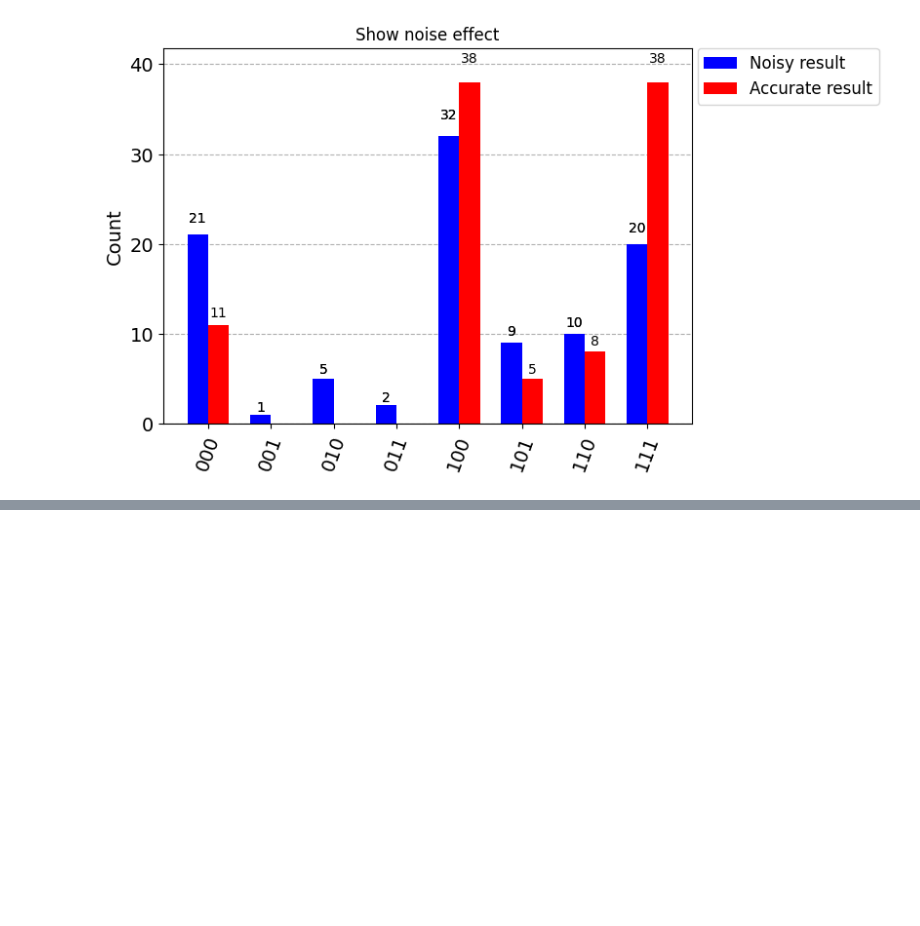
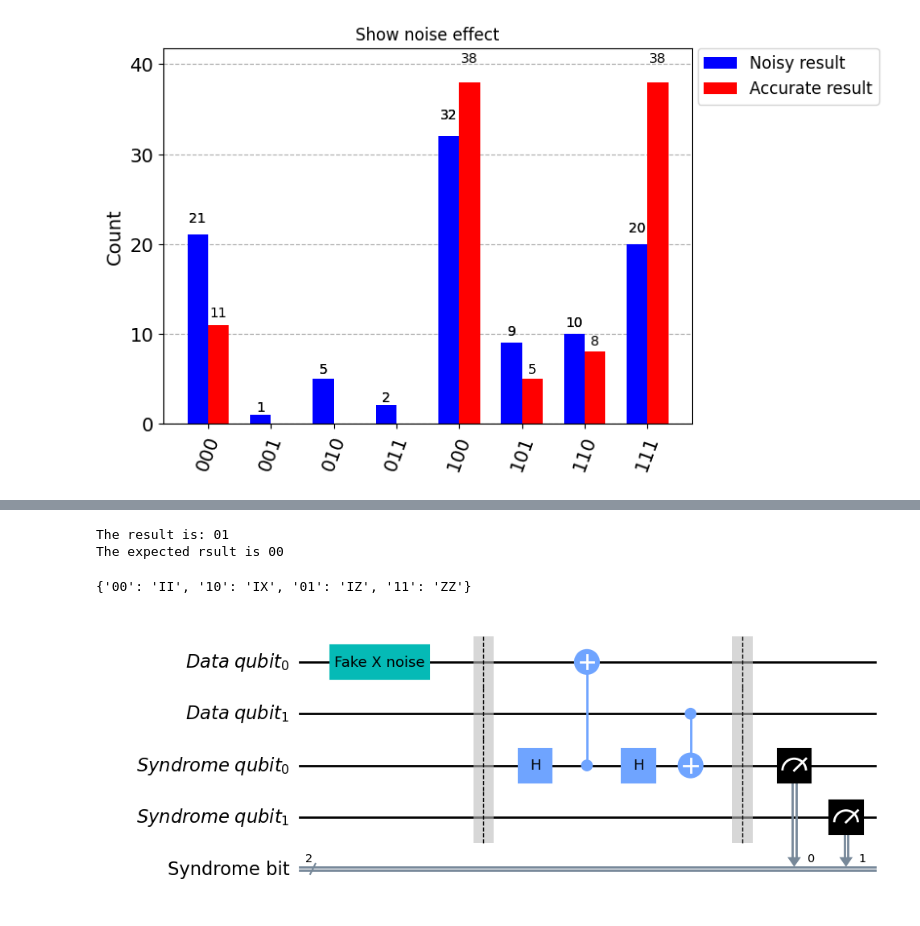
Before and after one commit to QuBruin/DynamicCircuit, a Jupyter notebook: test.ipynb, the cells around one changed output, grey strips where cells are left out. Saved outputs shown, nothing was run; the diff lists cells and outputs as text; code cells hidden in the pictures; blank space fills up the shorter version.

```diff
--- a/test.ipynb
+++ b/test.ipynb
@@ -33,3 +33,11 @@ qphe.show_noise_effect(100)
 # %% [output]
 NNN
 [figure]
+# %%
+from QEC.QECCode import QECCode
+
+qec_code=QECCode(2,2,5)
+
+qec_code.set_stabilizers(["XZ","IX"])
+qec_code.construct_syndrome_table()
+qec_code.show_syndrome_table()
@@ -35,0 +65,18 @@ NNN
+# %%
+#qec_code.construct_circuit_stabilizer("XZ",0)
+#qec_code.construct_correction_circuit("10")
+#qec_code.construct_circuit_stabilizer("IX",0)
+qec_code.test_stabilizer_circuit(errorstr="XI",stabstr="XZ",stabindex=0)
+# %% [output]
+The result is: 01
+The expected rsult is 00
+# %%
+qec_code._error_table
+# %% [output]
+{'00': 'II', '10': 'IX', '01': 'IZ', '11': 'ZZ'}
+# %%
+circuit=qec_code._circuit
+# %%
+circuit.draw(output='mpl')
+# %% [output]
+[figure, added]
```
Also changed, not shown: parts of 1 cell of this notebook, 2 other files.
